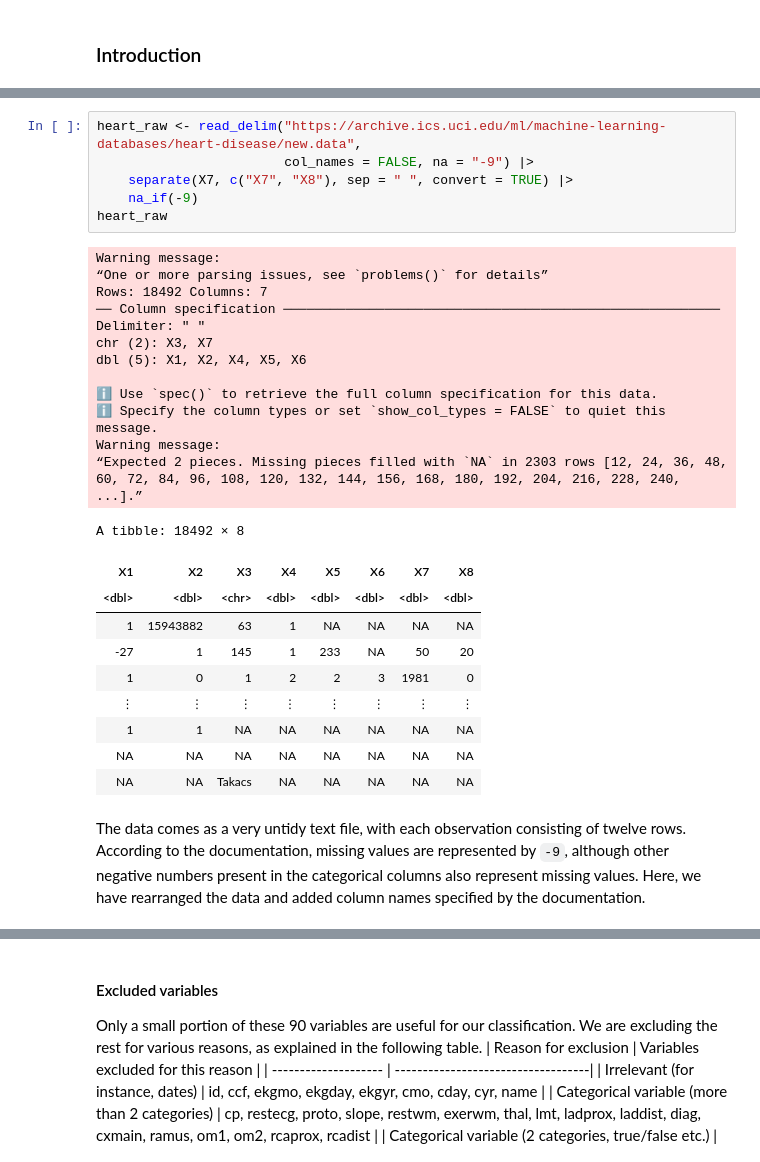
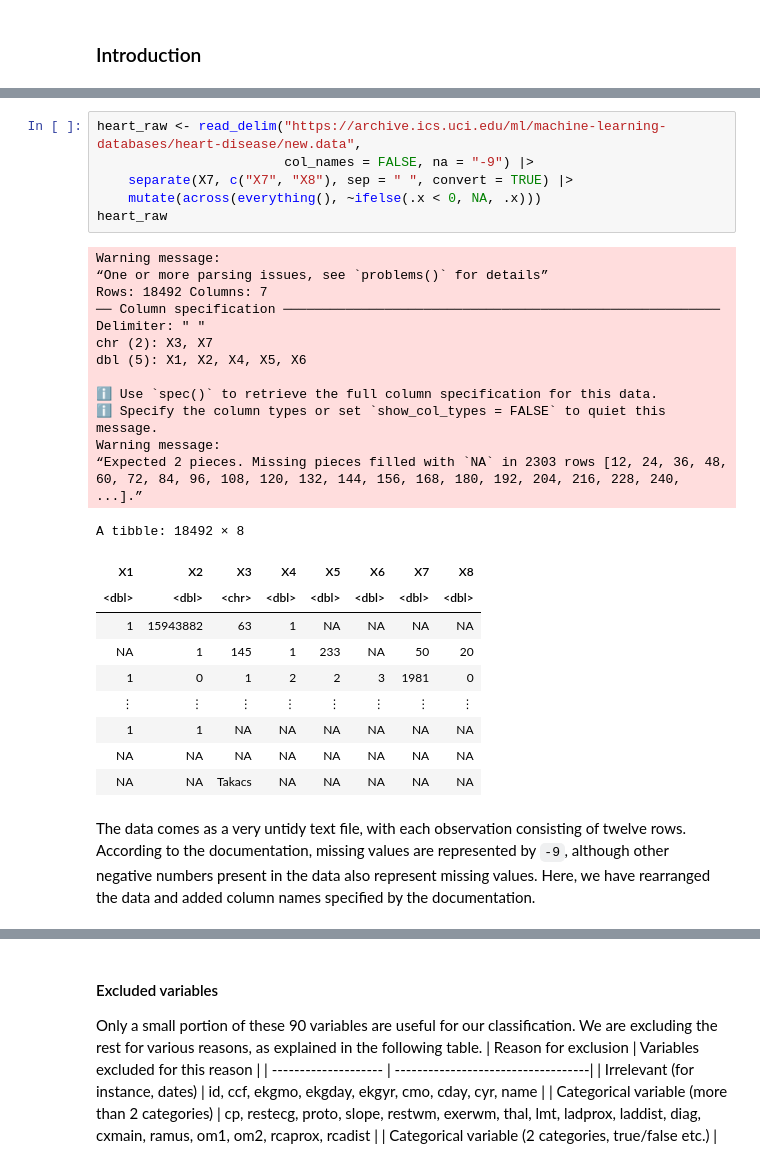
Before and after one commit to HUCKLEandtheSTALKER/DSCI100-jupyter-worksheets, a Jupyter notebook: project.ipynb, the cells around one changed output, grey strips where cells are left out. Saved outputs shown, nothing was run; the diff lists cells and outputs as text.

```diff
--- a/project.ipynb
+++ b/project.ipynb
@@ -36,34 +37,34 @@ set.seed(9248)
 # %%
 heart_raw <- read_delim("https://archive.ics.uci.edu/ml/machine-learning-databases/heart-disease/new.data",
                         col_names = FALSE, na = "-9") |>
     separate(X7, c("X7", "X8"), sep = " ", convert = TRUE) |>
-    na_if(-9)
+    mutate(across(everything(), ~ifelse(.x < 0, NA, .x)))
 heart_raw
 # %% [output]
 Warning message:
 “One or more parsing issues, see `problems()` for details”
 Rows: 18492 Columns: 7
 ── Column specification ────────────────────────────────────────────────────────
 Delimiter: " "
 chr (2): X3, X7
 dbl (5): X1, X2, X4, X5, X6
 
 ℹ Use `spec()` to retrieve the full column specification for this data.
 ℹ Specify the column types or set `show_col_types = FALSE` to quiet this message.
 Warning message:
 “Expected 2 pieces. Missing pieces filled with `NA` in 2303 rows [12, 24, 36, 48, 60, 72, 84, 96, 108, 120, 132, 144, 156, 168, 180, 192, 204, 216, 228, 240, ...].”
 A tibble: 18492 × 8
 | X1 | X2 | X3 | X4 | X5 | X6 | X7 | X8 |
 | <dbl> | <dbl> | <chr> | <dbl> | <dbl> | <dbl> | <dbl> | <dbl> |
 | 1 | 15943882 | 63 | 1 | NA | NA | NA | NA |
-| -27 | 1 | 145 | 1 | 233 | NA | 50 | 20 |
+| NA | 1 | 145 | 1 | 233 | NA | 50 | 20 |
 | 1 | 0 | 1 | 2 | 2 | 3 | 1981 | 0 |
 | ⋮ | ⋮ | ⋮ | ⋮ | ⋮ | ⋮ | ⋮ | ⋮ |
 | 1 | 1 | NA | NA | NA | NA | NA | NA |
 | NA | NA | NA | NA | NA | NA | NA | NA |
 | NA | NA | Takacs | NA | NA | NA | NA | NA |
 # %% [markdown]
-The data comes as a very untidy text file, with each observation consisting of twelve rows. According to the documentation, missing values are represented by `-9`, although other negative numbers present in the categorical columns also represent missing values. Here, we have rearranged the data and added column names specified by the documentation.
+The data comes as a very untidy text file, with each observation consisting of twelve rows. According to the documentation, missing values are represented by `-9`, although other negative numbers present in the data also represent missing values. Here, we have rearranged the data and added column names specified by the documentation.
 # %%
 row_count <- nrow(heart_raw) / 12
 row_indexes <- tibble(id = rep(1:row_count, each = 12), Y = rep(1:12, times = row_count))
```
Also changed, not shown: parts of 5 cells of this notebook.
